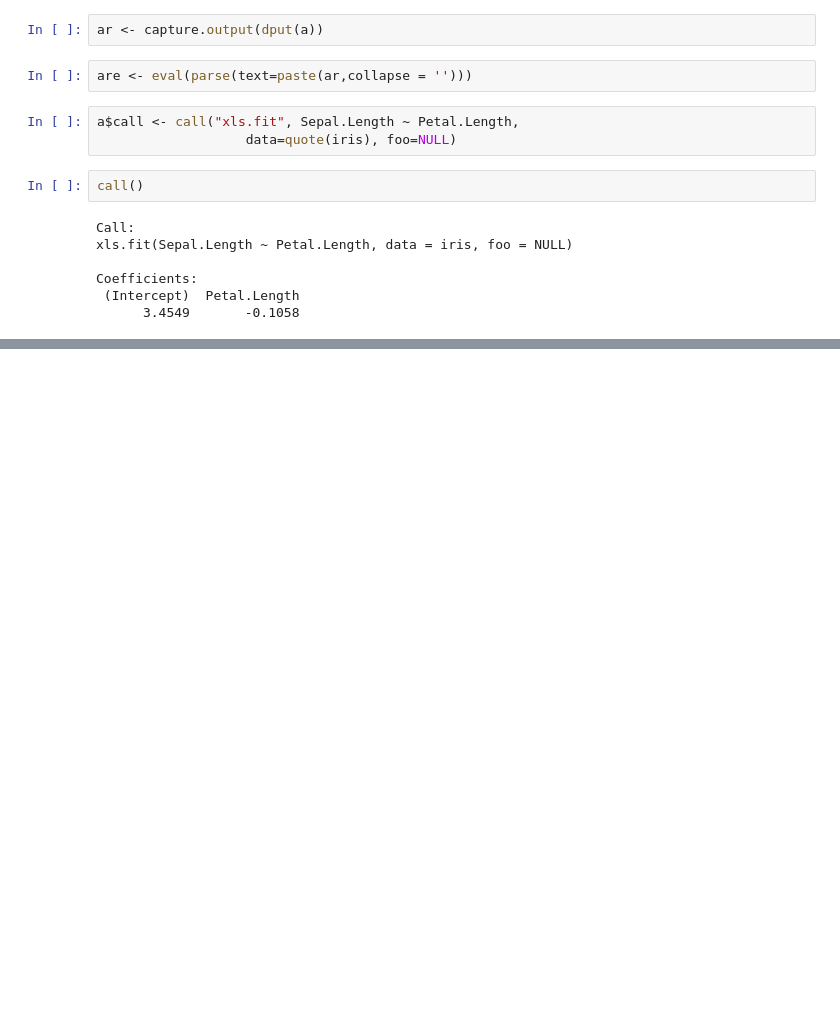
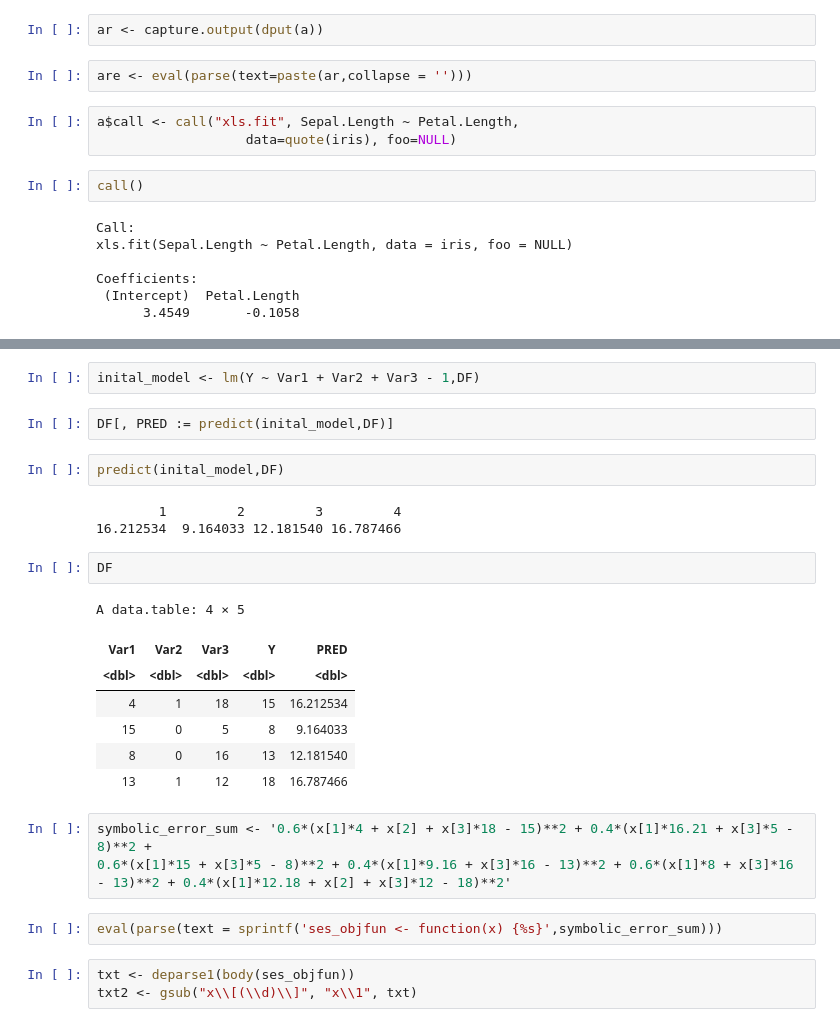
Before and after one commit to sametsoekel/eXtreme-Least-Squares, a Jupyter notebook: notebooks_ipynb/Algorithm.ipynb, the cells around one changed output, grey strips where cells are left out. Saved outputs shown, nothing was run; the diff lists cells and outputs as text; blank space fills up the shorter version.

```diff
--- a/notebooks_ipynb/Algorithm.ipynb
+++ b/notebooks_ipynb/Algorithm.ipynb
@@ -178,0 +201,27 @@ Coefficients:
+# %%
+inital_model <- lm(Y ~ Var1 + Var2 + Var3 - 1,DF)
+# %%
+DF[, PRED := predict(inital_model,DF)]
+# %%
+predict(inital_model,DF)
+# %% [output]
+        1         2         3         4
+16.212534  9.164033 12.181540 16.787466
+# %%
+DF
+# %% [output]
+A data.table: 4 × 5
+| Var1 | Var2 | Var3 | Y | PRED |
+| <dbl> | <dbl> | <dbl> | <dbl> | <dbl> |
+| 4 | 1 | 18 | 15 | 16.212534 |
+| 15 | 0 | 5 | 8 | 9.164033 |
+| 8 | 0 | 16 | 13 | 12.181540 |
+| 13 | 1 | 12 | 18 | 16.787466 |
+# %%
+symbolic_error_sum <- '0.6*(x[1]*4 + x[2] + x[3]*18 - 15)**2 + 0.4*(x[1]*16.21 + x[3]*5 - 8)**2 +
+0.6*(x[1]*15 + x[3]*5 - 8)**2 + 0.4*(x[1]*9.16 + x[3]*16 - 13)**2 + 0.6*(x[1]*8 + x[3]*16 - 13)**2 + 0.4*(x[1]*12.18 + x[2] + x[3]*12 - 18)**2'
+# %%
+eval(parse(text = sprintf('ses_objfun <- function(x) {%s}',symbolic_error_sum)))
+# %%
+txt <- deparse1(body(ses_objfun))
+txt2 <- gsub("x\\[(\\d)\\]", "x\\1", txt)
```
Also changed, not shown: parts of 17 cells of this notebook, 1 other file.
